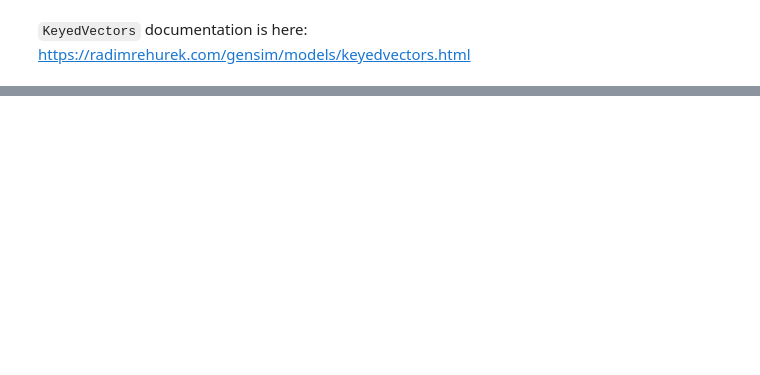
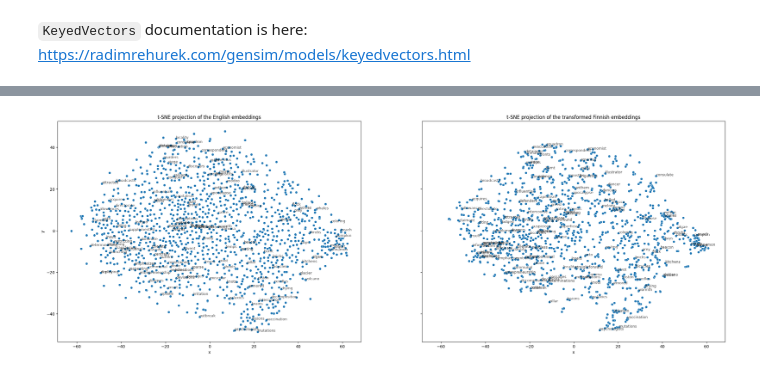
Before and after one commit to TurkuNLP/intro-to-nlp, a Jupyter notebook: w2v_gensim.ipynb, the cells around one changed output, grey strips where cells are left out. Saved outputs shown, nothing was run; the diff lists cells and outputs as text; code cells hidden in the pictures; blank space fills up the shorter version.

```diff
--- a/w2v_gensim.ipynb
+++ b/w2v_gensim.ipynb
@@ -61,0 +324,15 @@ dachshund: 0.7018
+# %%
+for i,(w1,w2) in enumerate(pairs_test[:50]):
+    print(f"{w1} (in English {w2}):")
+    nearest_neighbors=wv_emb_en.similar_by_vector(test_fi_transformed[i]) #lookup the nearest
+    #nearest_neigbors will be tuples (word,similarity_value)
+    eng_words=[w for w, score in nearest_neighbors] #just grab the words
+    print(f"   ",", ".join(eng_words)) #...and print then ,-separated
+    print()
+
+# It cannot be stressed enough, that none of the words in the test data were seen
+# during the induction of the transformation matrix M
+#
+# We can observe some direct top-1 hits, and in general we see
+# the mapping maps the vector very close to the correct place
+# in my view, this is quite impressive :)
@@ -61,0 +363,49 @@ dachshund: 0.7018
+# %%
+import numpy as np
+import matplotlib.pyplot as plt
+import seaborn as sns
+import pandas as pd
+from sklearn.manifold import TSNE
+
+embeddings1 = array_test_en
+words1 = [en for fi,en in pairs_test]
+
+embeddings2 = test_fi_transformed
+words2 = words1
+
+# Concatenate the embeddings and perform t-SNE dimensionality reduction
+combined_embeddings = np.concatenate((embeddings1, embeddings2), axis=0)
+tsne = TSNE(n_components=2, random_state=42)
+combined_embeddings_2d = tsne.fit_transform(combined_embeddings)
+
+# Separate the transformed embeddings
+embeddings1_2d = combined_embeddings_2d[:len(embeddings1)]
+embeddings2_2d = combined_embeddings_2d[len(embeddings1):]
+
+# Prepare the data for plotting
+plot_data1 = {"x": embeddings1_2d[:, 0], "y": embeddings1_2d[:, 1], "labels": words1}
+df1 = pd.DataFrame(plot_data1)
+
+plot_data2 = {"x": embeddings2_2d[:, 0], "y": embeddings2_2d[:, 1], "labels": words2}
+df2 = pd.DataFrame(plot_data2)
+
+# Create the t-SNE plots using seaborn side-by-side
+fig, (ax1, ax2) = plt.subplots(1, 2, figsize=(30, 10), sharex=True, sharey=True)
+
+sns.scatterplot(data=df1, x="x", y="y", ax=ax1)
+sns.scatterplot(data=df2, x="x", y="y", ax=ax2)
+
+# Annotate every 10th point with the corresponding word labels
+for i, txt in enumerate(df1["labels"]):
+    if i % 10 == 0:
+        ax1.annotate(txt, (df1["x"][i], df1["y"][i]), fontsize=9, alpha=0.7)
+
+for i, txt in enumerate(df2["labels"]):
+    if i % 10 == 0:
+        ax2.annotate(txt, (df2["x"][i], df2["y"][i]), fontsize=9, alpha=0.7)
+
+ax1.set_title("t-SNE projection of the English embeddings")
+ax2.set_title("t-SNE projection of the transformed Finnish embeddings")
+plt.show()
+# %% [output]
+[figure, added]
```
Also changed, not shown: parts of 29 cells of this notebook.
